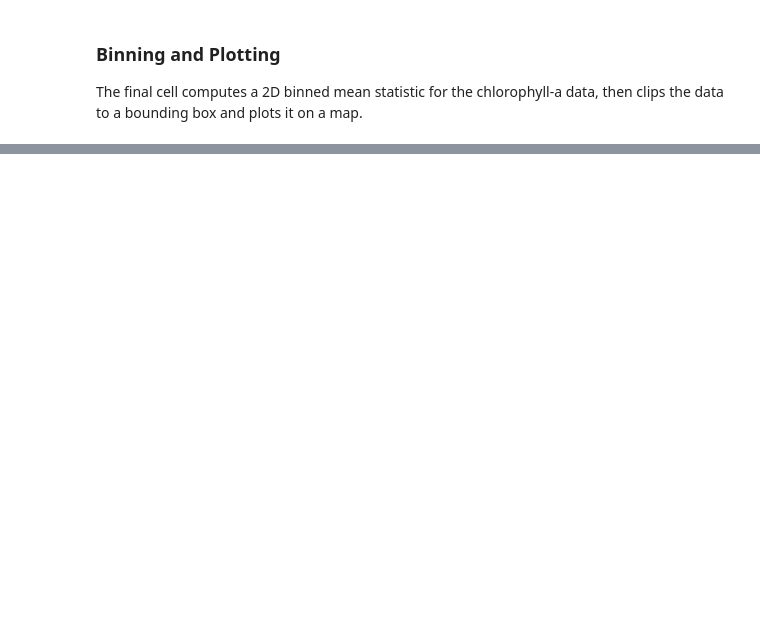
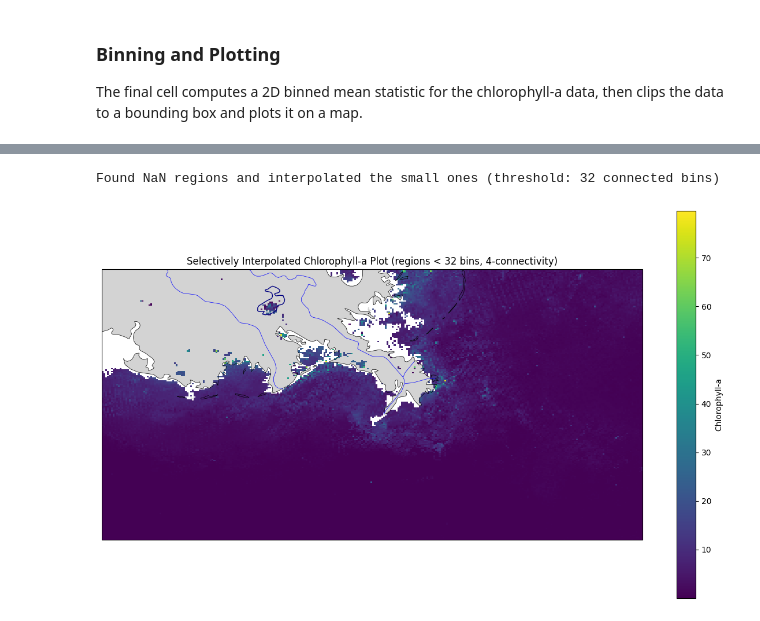
Before and after one commit to makaip/nasa-murep-local, a Jupyter notebook: river_plumes/graphpipeline.ipynb, the cells around one changed output, grey strips where cells are left out. Saved outputs shown, nothing was run; the diff lists cells and outputs as text; code cells hidden in the pictures; blank space fills up the shorter version.

```diff
--- a/river_plumes/graphpipeline.ipynb
+++ b/river_plumes/graphpipeline.ipynb
@@ -141,0 +124,35 @@ plt.show()
+# %%
+# Set the threshold for small regions
+threshold = 32  # regions with fewer than this number of connected bins will be interpolated
+
+# Use the SelectiveInterpolator class for interpolation
+stat_selective_interp = SelectiveInterpolator.interpolate(stat, lat_edges, lon_edges, threshold)
+
+# Create a new figure for selective interpolation
+fig = plt.figure(figsize=(12, 7))
+ax = plt.axes(projection=ccrs.PlateCarree())
+
+# Set the map extent using the bounding box
+ax.set_extent([lon_min, lon_max, lat_min, lat_max], crs=ccrs.PlateCarree())
+
+# Plot the selectively interpolated data
+raster = ax.pcolormesh(
+    lon_grid, lat_grid, stat_selective_interp,
+    cmap='viridis', shading='auto',
+    transform=ccrs.PlateCarree()
+)
+
+# Add coastlines and land features for context
+ax.add_feature(cfeature.COASTLINE, linewidth=0.5)
+ax.add_feature(cfeature.LAND, facecolor='lightgray')
+ax.add_feature(cfeature.RIVERS, linewidth=0.5, edgecolor='blue')
+ax.add_feature(cfeature.LAKES, facecolor='none', edgecolor='navy', linestyle='-')
+
+# Display a colorbar and map title
+plt.colorbar(raster, label='Chlorophyll-a')
+plt.title(f"Selectively Interpolated Chlorophyll-a Plot (regions < {threshold} bins, 4-connectivity)")
+plt.tight_layout()
+plt.show()
+# %% [output]
+Found NaN regions and interpolated the small ones (threshold: 32 connected bins)
+[figure, added]
```
Also changed, not shown: parts of 8 cells of this notebook, 6 other files.
